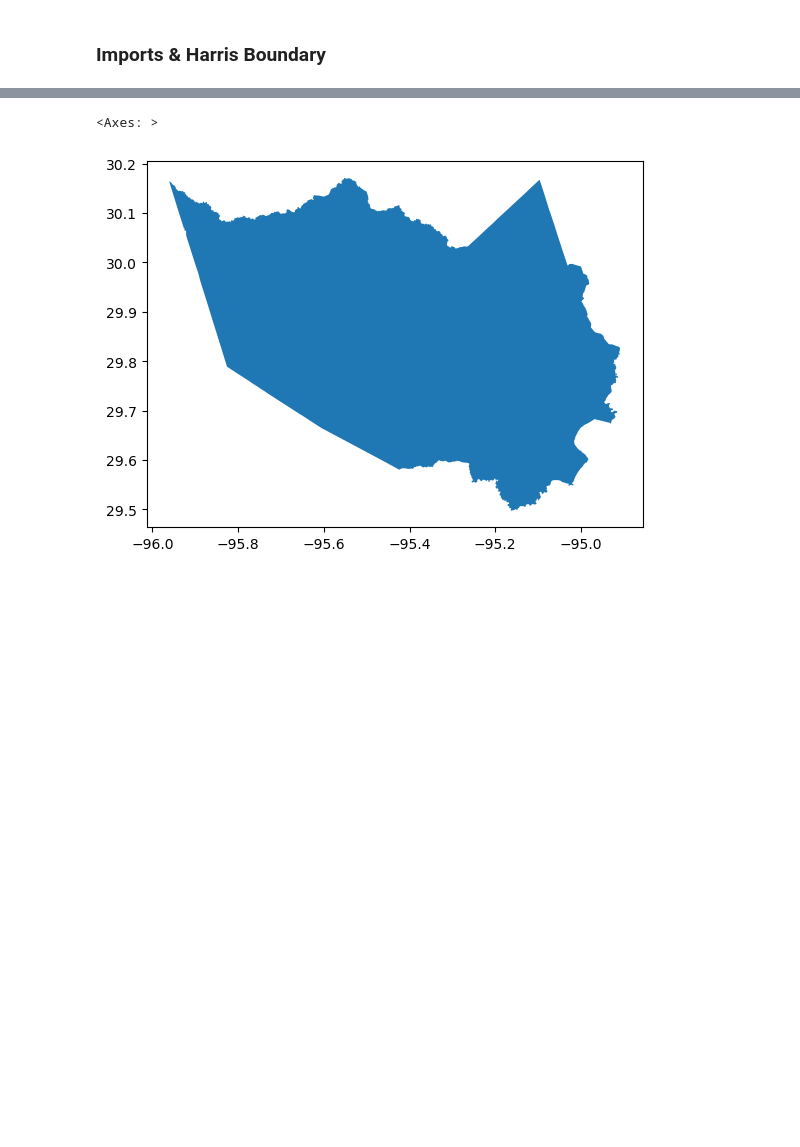
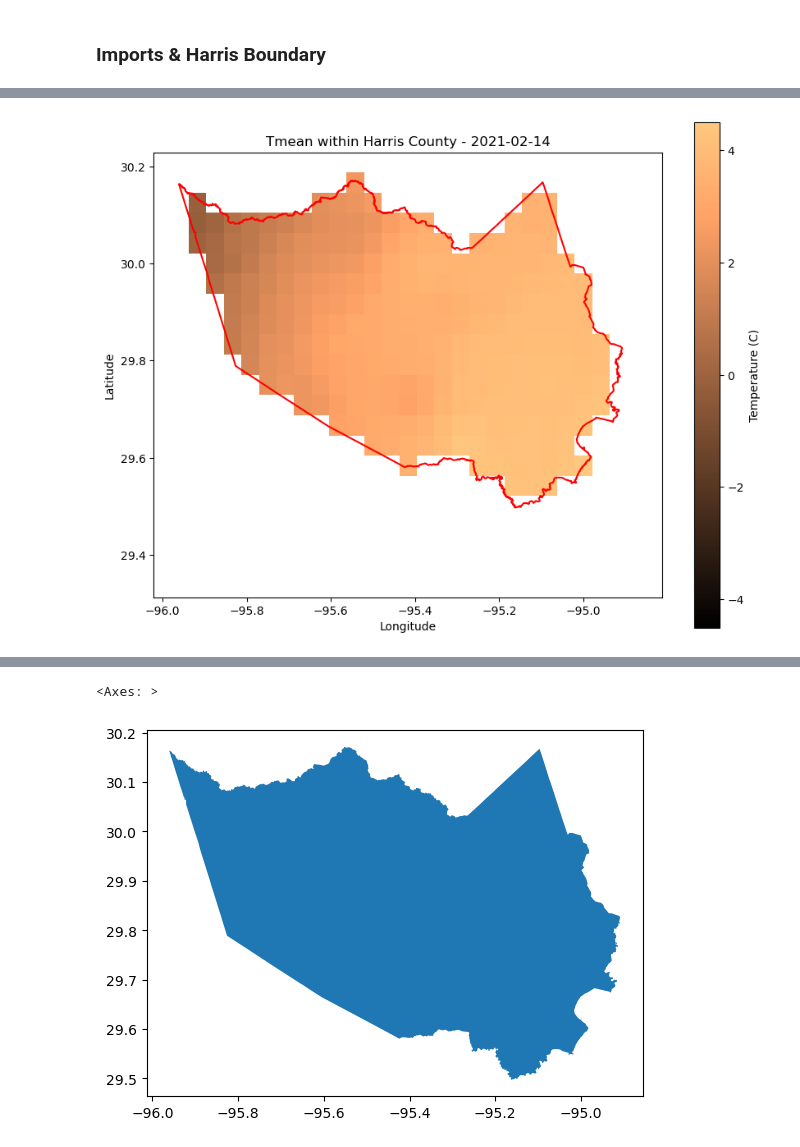
Before and after one commit to sd9616/wastewater, a Jupyter notebook: convert_prism_data.ipynb, the cells around one changed output, grey strips where cells are left out. Drawn from its saved outputs; the diff is of its cells as text; code cells hidden in the pictures; blank space fills up the shorter version.

```diff
--- a/convert_prism_data.ipynb
+++ b/convert_prism_data.ipynb
@@ -2,0 +125,24 @@
+# %%
+import matplotlib.pyplot as plt
+fig, ax = plt.subplots(figsize=(10, 8))
+
+# Plot the masked precipitation
+# ppt_masked.plot(cmap="Blues", figsize=(8, 6))
+# plt.title("Precipitation within Harris County - 2021-02-14")
+# plt.xlabel("Longitude")
+# plt.ylabel("Latitude")
+
+# Plot the masked precipitation on the same axes
+pcm = ppt_masked.plot(ax=ax, cmap="copper", add_colorbar=True)
+
+# Overlay the Harris County boundary
+harris_boundary.boundary.plot(ax=ax, edgecolor='red', linewidth=1.5, label="Harris County")
+plt.title("Tmean within Harris County - 2021-02-14")
+plt.xlabel("Longitude")
+plt.ylabel("Latitude")
+cbar = pcm.colorbar
+cbar.set_label("Temperature (C)")
+
+plt.show()
+# %% [output]
+[figure, added]
```
Also changed, not shown: parts of 4 cells of this notebook, 1 other file.
